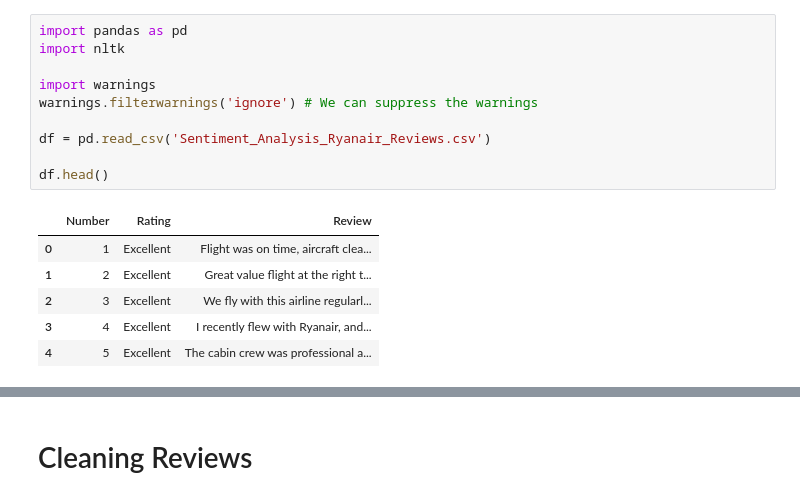
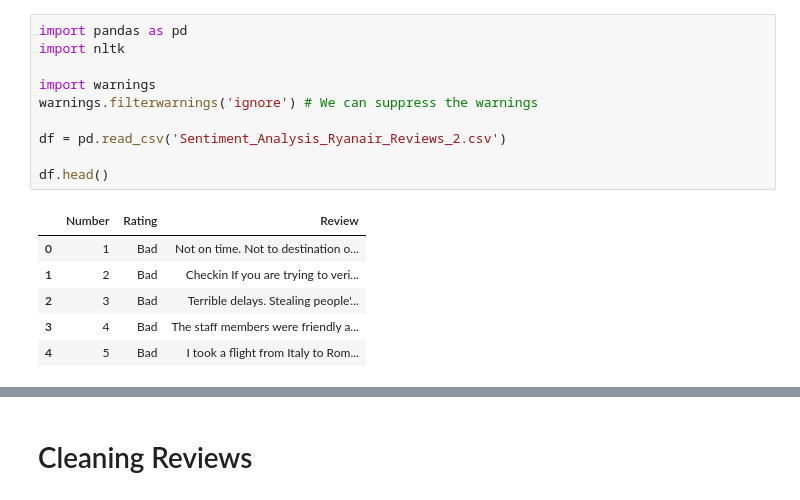
Before and after one commit to JoseRicoCct/CA2_Integrated_Assesment_MSc_Data_Analytics_CCT_Semester_1, a Jupyter notebook: CA2_ML_Code_sba23021.ipynb, the cells around one changed output, grey strips where cells are left out. Drawn from its saved outputs; the diff is of its cells as text.

```diff
--- a/CA2_ML_Code_sba23021.ipynb
+++ b/CA2_ML_Code_sba23021.ipynb
@@ -1,20 +1,20 @@
 # %%
 import pandas as pd
 import nltk
 
 import warnings
 warnings.filterwarnings('ignore') # We can suppress the warnings
 
-df = pd.read_csv('Sentiment_Analysis_Ryanair_Reviews.csv')
+df = pd.read_csv('Sentiment_Analysis_Ryanair_Reviews_2.csv')
 
 df.head()
 # %% [output]
 |  | Number | Rating | Review |
-| 0 | 1 | Excellent | Flight was on time, aircraft clea... |
-| 1 | 2 | Excellent | Great value flight at the right t... |
-| 2 | 3 | Excellent | We fly with this airline regularl... |
-| 3 | 4 | Excellent | I recently flew with Ryanair, and... |
-| 4 | 5 | Excellent | The cabin crew was professional a... |
+| 0 | 1 | Bad | Not on time. Not to destination o... |
+| 1 | 2 | Bad | Checkin If you are trying to veri... |
+| 2 | 3 | Bad | Terrible delays. Stealing people'... |
+| 3 | 4 | Bad | The staff members were friendly a... |
+| 4 | 5 | Bad | I took a flight from Italy to Rom... |
 # %%
 df.info()
 # %% [output]
```
Also changed, not shown: parts of 29 cells of this notebook, 5 other files.
